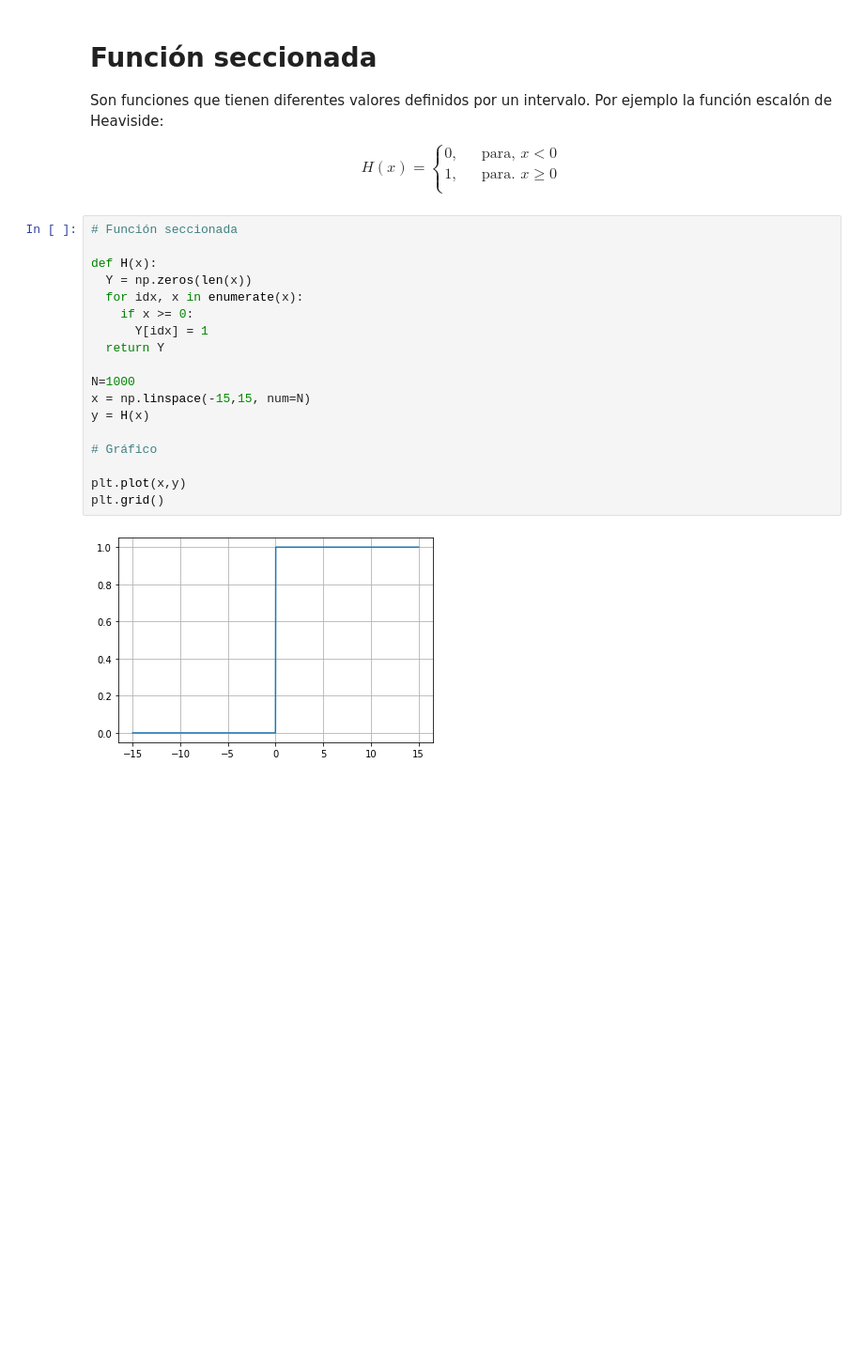
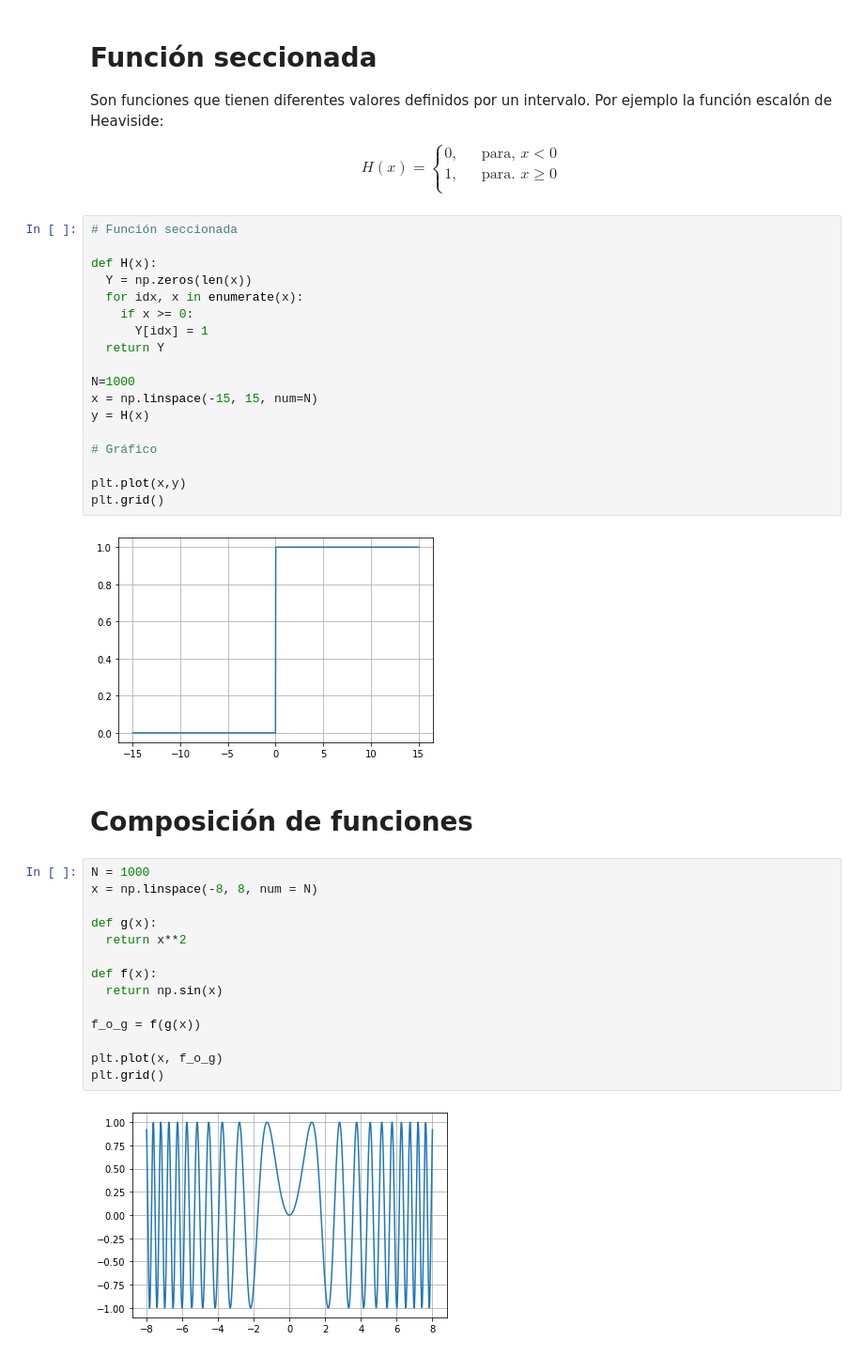
Before and after one commit to OmarPhysics/Courses_of_Platzi, a Jupyter notebook: Notebooks/01_Functions.ipynb, the cells around one changed output. Shown at 94% size. Saved outputs shown, nothing was run; the diff lists cells and outputs as text; blank space fills up the shorter version.

```diff
--- a/Notebooks/01_Functions.ipynb
+++ b/Notebooks/01_Functions.ipynb
@@ -197,7 +197,7 @@ def H(x):
   return Y
 
 N=1000
-x = np.linspace(-15,15, num=N)
+x = np.linspace(-15, 15, num=N)
 y = H(x)
 
 # Gráfico
@@ -206,3 +206,21 @@ plt.plot(x,y)
 plt.grid()
 # %% [output]
 [figure]
+# %% [markdown]
+# Composición de funciones
+# %%
+N = 1000
+x = np.linspace(-8, 8, num = N)
+
+def g(x):
+  return x**2
+
+def f(x):
+  return np.sin(x)
+
+f_o_g = f(g(x))
+
+plt.plot(x, f_o_g)
+plt.grid()
+# %% [output]
+[figure, added]
```
Also changed, not shown: parts of 15 cells of this notebook.
